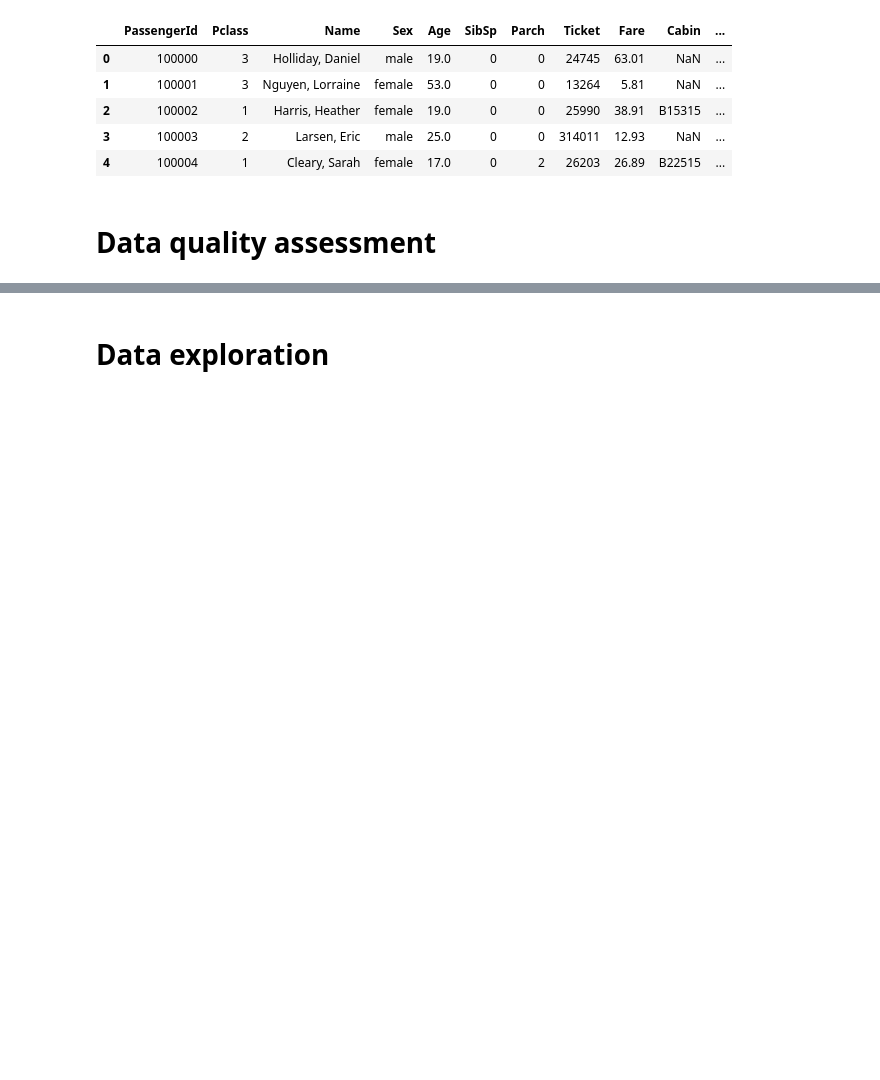
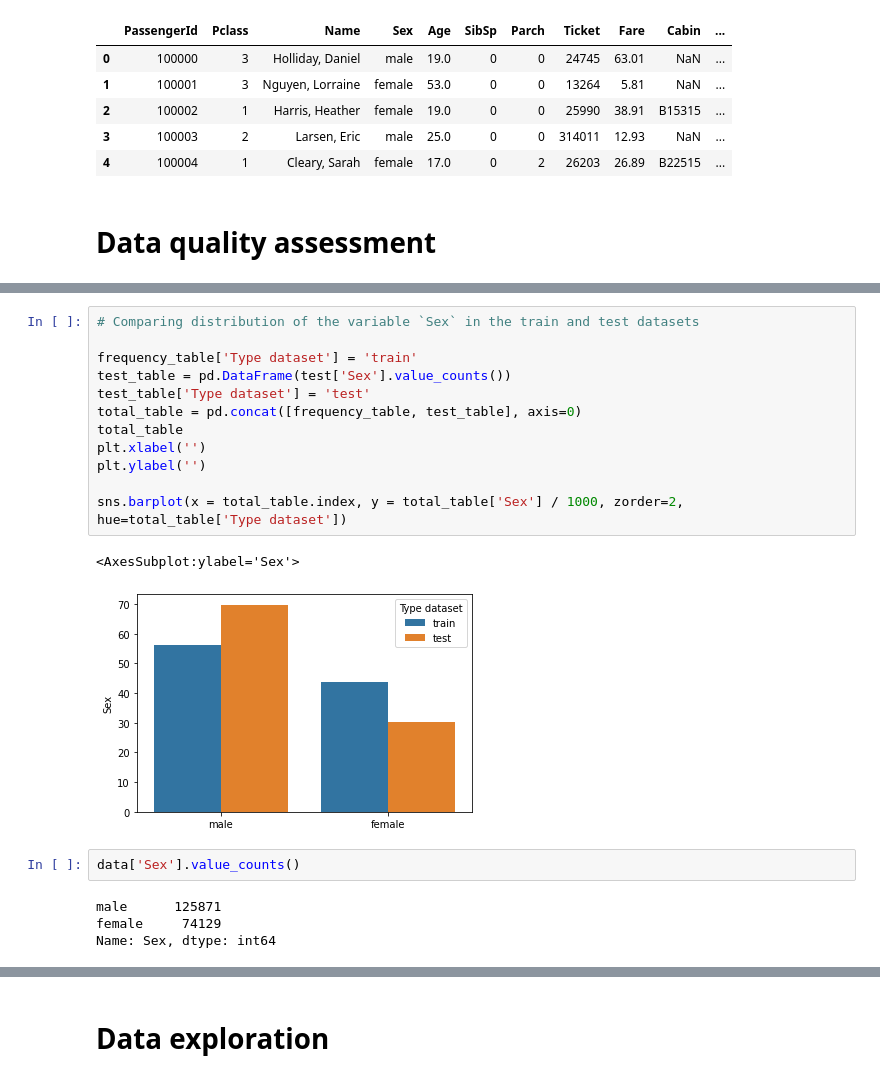
Before and after one commit to oduginov/ml-intro, a Jupyter notebook: 2_data_exploration/eda.ipynb, the cells around one changed output, grey strips where cells are left out. Cells and saved outputs as stored; diff of their text form; blank space fills up the shorter version.

```diff
--- a/2_data_exploration/eda.ipynb
+++ b/2_data_exploration/eda.ipynb
@@ -59,0 +167,21 @@ Missing values in test dataset: 79909
+# %%
+# Comparing distribution of the variable `Sex` in the train and test datasets
+
+frequency_table['Type dataset'] = 'train'
+test_table = pd.DataFrame(test['Sex'].value_counts())
+test_table['Type dataset'] = 'test'
+total_table = pd.concat([frequency_table, test_table], axis=0)
+total_table
+plt.xlabel('')
+plt.ylabel('')
+
+sns.barplot(x = total_table.index, y = total_table['Sex'] / 1000, zorder=2, hue=total_table['Type dataset'])
+# %% [output]
+<AxesSubplot:ylabel='Sex'>
+[figure, added]
+# %%
+data['Sex'].value_counts()
+# %% [output]
+male      125871
+female     74129
+Name: Sex, dtype: int64
```
Also changed, not shown: parts of 36 cells of this notebook.
